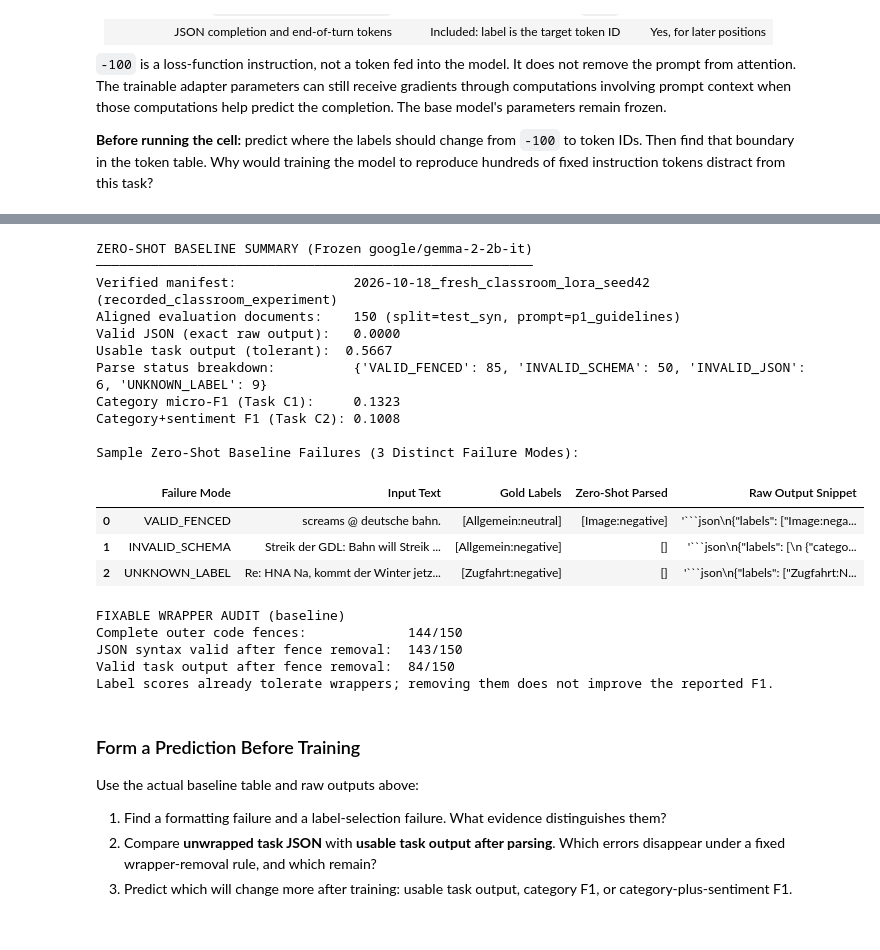
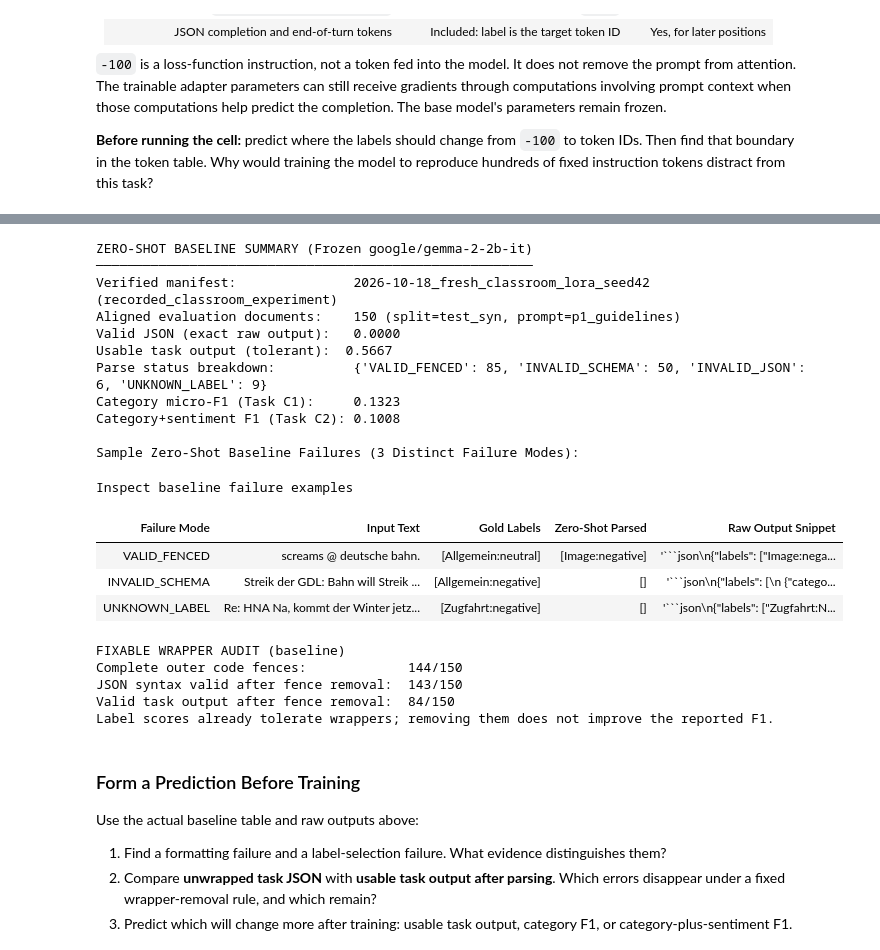
Before and after one commit to simon-clematide/gemma-qlora-finetuning, a Jupyter notebook: notebooks/11_colab_l4_live_demo.ipynb, the cells around one changed output, grey strips where cells are left out. Drawn from its saved outputs; the diff is of its cells as text; code cells hidden in the pictures.

````diff
--- a/notebooks/11_colab_l4_live_demo.ipynb
+++ b/notebooks/11_colab_l4_live_demo.ipynb
@@ -73,8 +63,6 @@ import pandas as pd
 import matplotlib.pyplot as plt
 from IPython.display import display, Markdown
 
-REQUESTED_MODE = 'auto'  # 'auto', 'replay' (also on CUDA), or 'live' (requires CUDA)
-USE_4BIT_QUANTIZATION = True  # Live runs only; replay uses its recorded MPS LoRA settings
 
 if 'google.colab' in sys.modules:
     REPO_URL = os.environ.get('GERMEVAL_REPO_URL', 'https://github.com/simon-clematide/gemma-qlora-finetuning.git')
@@ -103,11 +91,6 @@ from germeval_llm.replay import DEFAULT_CLASSROOM_REPLAY, load_replay_manifest
 
 ensure_derived_datasets_ready()
 hw = detect_compute_device()
-if REQUESTED_MODE not in {'auto', 'replay', 'live'}:
-    raise ValueError('Choose auto, replay, or live')
-if REQUESTED_MODE == 'live' and not hw['cuda_available']:
-    raise RuntimeError('LIVE mode requires CUDA; choose replay on this device')
-RUN_LIVE_GPU = bool(hw['cuda_available']) and REQUESTED_MODE != 'replay'
 EXECUTION_MODE = 'LIVE (New CUDA Experiment)' if RUN_LIVE_GPU else 'REPLAY (Recorded MPS LoRA Experiment)'
 git_rev = subprocess.run(['git', 'rev-parse', '--short', 'HEAD'], capture_output=True, text=True).stdout.strip() or 'unversioned workspace (recording commit is in its manifest)'
 dev_label = f"{hw['gpu_name']} ({hw['gpu_vram_gb']} GB VRAM)" if hw['cuda_available'] else f"{hw['device'].upper()} (current session; replay needs no model weights)"
@@ -119,6 +102,15 @@ print(f'Execution mode:      {EXECUTION_MODE}')
 print(f'Compute device:      {dev_label}')
 print(f'PyTorch version:     {hw.get("torch_version", "N/A")} (bf16_supported={hw["bf16_supported"]})')
 print(f'Canonical dataset:   Ready (train / dev / test_syn / test_dia)')
+
+import html
+from IPython.display import HTML
+
+def show_details(title, body_html):
+    display(HTML('<details><summary>' + html.escape(title) + '</summary>' + body_html + '</details>'))
+
+def full_text(value):
+    return '<pre style="white-space:pre-wrap;overflow-wrap:anywhere">' + html.escape(str(value)) + '</pre>'
 # %% [output]
 ENVIRONMENT SUMMARY
 ────────────────────────────────────────────────────
@@ -503,7 +568,7 @@ for target_status in ('VALID_FENCED', 'INVALID_SCHEMA', 'UNKNOWN_LABEL', 'INVALI
     if len(failure_rows) == 3:
         break
 print('\nSample Zero-Shot Baseline Failures (3 Distinct Failure Modes):')
-display(pd.DataFrame(failure_rows))
+show_details('Inspect baseline failure examples', pd.DataFrame(failure_rows).to_html(index=False, escape=True))
 
 # A fixed outer-fence removal rule: no syntax repair, schema repair, or label correction.
 import re
@@ -511,42 +576,43 @@ from germeval_llm.parsing import parse_task_c_output
 fence_count = syntax_after_wrapper = task_after_wrapper = 0
 for prediction in baseline_preds:
     raw = prediction.raw_output.strip()
     fence = re.fullmatch(r'```[^\n`]*\n(.*?)\n```', raw, flags=re.DOTALL)
     normalized = fence.group(1).strip() if fence else raw
     fence_count += int(fence is not None)
     try:
         json.loads(normalized)
         syntax_after_wrapper += 1
     except json.JSONDecodeError:
         pass
     _, normalized_status, _ = parse_task_c_output(normalized)
     task_after_wrapper += int(normalized_status == 'VALID_EXACT')
 print('\nFIXABLE WRAPPER AUDIT (baseline)')
 print(f'Complete outer code fences:             {fence_count}/{len(baseline_preds)}')
 print(f'JSON syntax valid after fence removal:  {syntax_after_wrapper}/{len(baseline_preds)}')
 print(f'Valid task output after fence removal:  {task_after_wrapper}/{len(baseline_preds)}')
 print('Label scores already tolerate wrappers; removing them does not improve the reported F1.')
 # %% [output]
 ZERO-SHOT BASELINE SUMMARY (Frozen google/gemma-2-2b-it)
 ────────────────────────────────────────────────────────
 Verified manifest:               2026-10-18_fresh_classroom_lora_seed42 (recorded_classroom_experiment)
 Aligned evaluation documents:    150 (split=test_syn, prompt=p1_guidelines)
 Valid JSON (exact raw output):   0.0000
 Usable task output (tolerant):  0.5667
 Parse status breakdown:          {'VALID_FENCED': 85, 'INVALID_SCHEMA': 50, 'INVALID_JSON': 6, 'UNKNOWN_LABEL': 9}
 Category micro-F1 (Task C1):     0.1323
 Category+sentiment F1 (Task C2): 0.1008
 
 Sample Zero-Shot Baseline Failures (3 Distinct Failure Modes):
+Inspect baseline failure examples
-|  | Failure Mode | Input Text | Gold Labels | Zero-Shot Parsed | Raw Output Snippet |
-| 0 | VALID_FENCED | screams @ deutsche bahn. | [Allgemein:neutral] | [Image:negative] | '```json\n{"labels": ["Image:nega... |
-| 1 | INVALID_SCHEMA | Streik der GDL: Bahn will Streik ... | [Allgemein:negative] | [] | '```json\n{"labels": [\n {"catego... |
-| 2 | UNKNOWN_LABEL | Re: HNA Na, kommt der Winter jetz... | [Zugfahrt:negative] | [] | '```json\n{"labels": ["Zugfahrt:N... |
+| Failure Mode | Input Text | Gold Labels | Zero-Shot Parsed | Raw Output Snippet |
+| VALID_FENCED | screams @ deutsche bahn. | [Allgemein:neutral] | [Image:negative] | '```json\n{"labels": ["Image:nega... |
+| INVALID_SCHEMA | Streik der GDL: Bahn will Streik ... | [Allgemein:negative] | [] | '```json\n{"labels": [\n {"catego... |
+| UNKNOWN_LABEL | Re: HNA Na, kommt der Winter jetz... | [Zugfahrt:negative] | [] | '```json\n{"labels": ["Zugfahrt:N... |
-FIXABLE WRAPPER AUDIT (baseline)
-Complete outer code fences:             144/150
-JSON syntax valid after fence removal:  143/150
-Valid task output after fence removal:  84/150
-Label scores already tolerate wrappers; removing them does not improve the reported F1.
+FIXABLE WRAPPER AUDIT (baseline)
+Complete outer code fences:             144/150
+JSON syntax valid after fence removal:  143/150
+Valid task output after fence removal:  84/150
+Label scores already tolerate wrappers; removing them does not improve the reported F1.
 # %% [markdown]
 ### Form a Prediction Before Training
 
````
Also changed, not shown: parts of 18 cells of this notebook, 1 other file.
